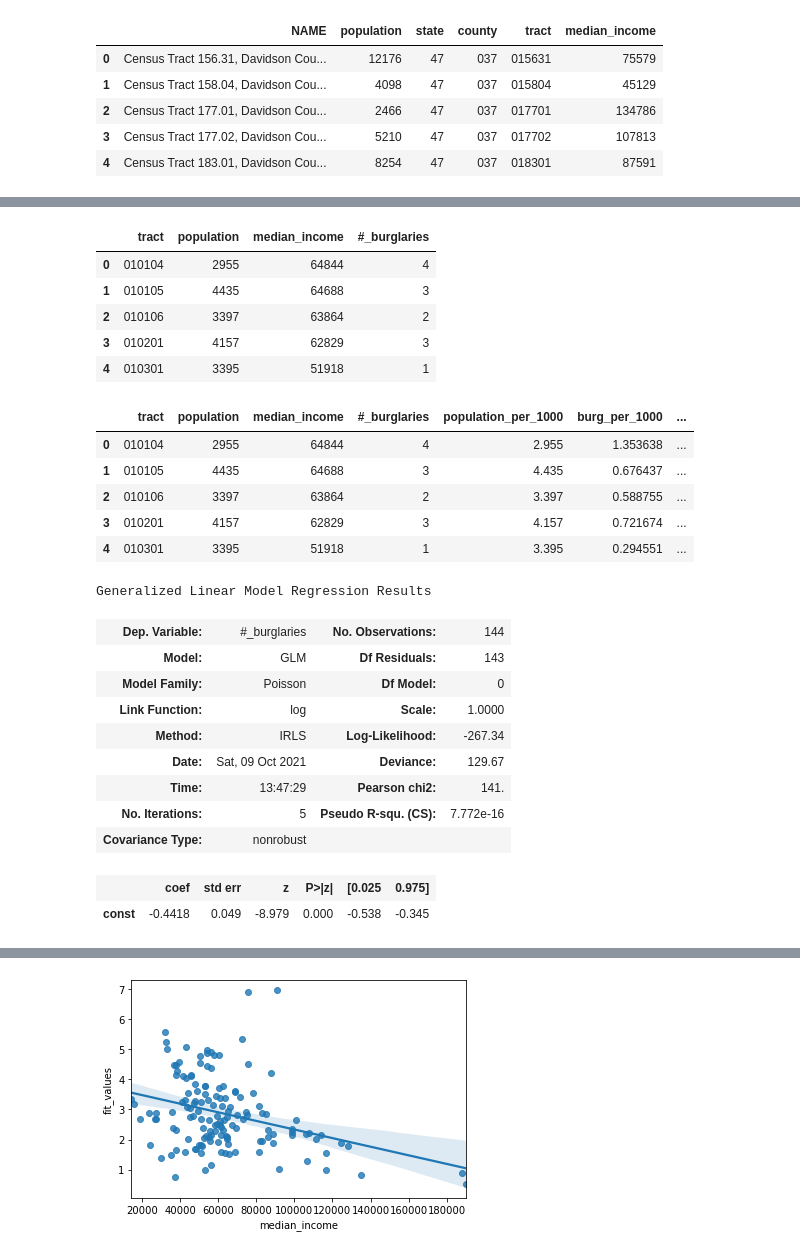
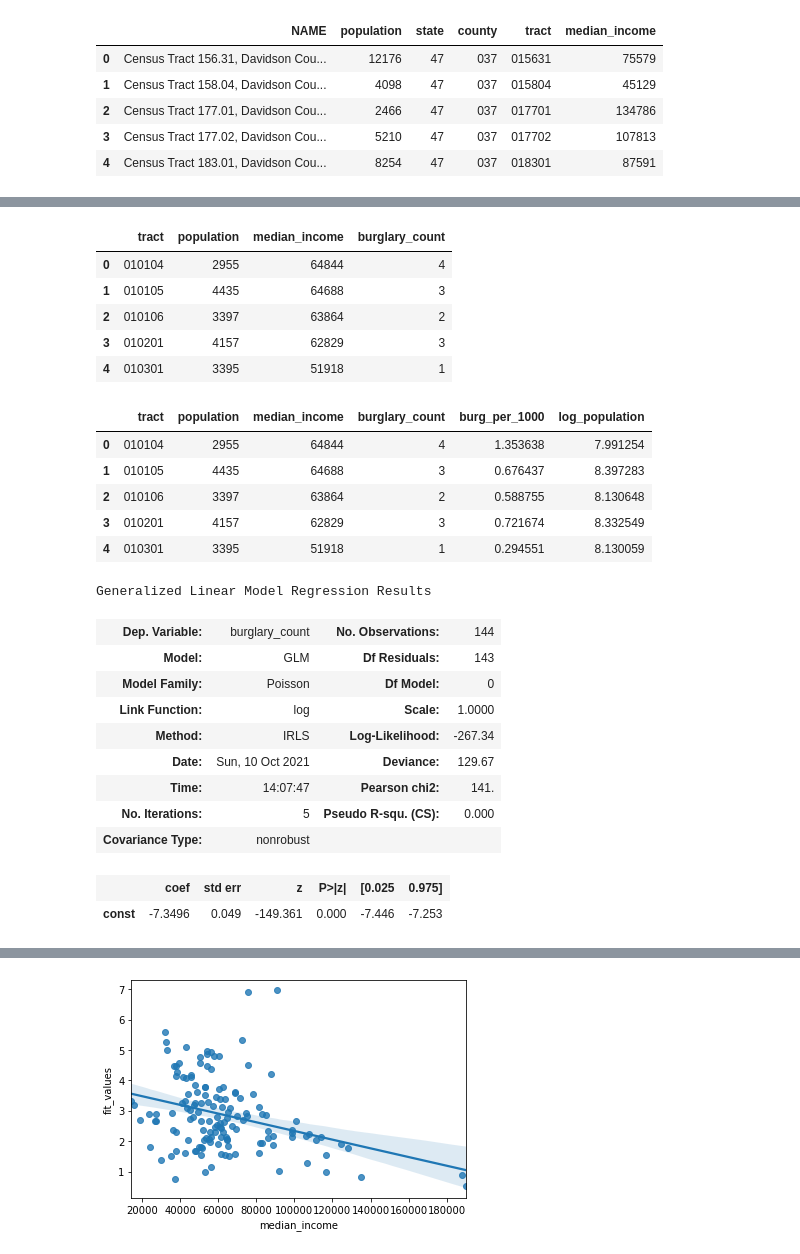
Before and after one commit to nss-data-science-cohort-5/geospatial_api-silver-sharks, a Jupyter notebook: Project2_Group_Conrad.ipynb, the cells around one changed output, grey strips where cells are left out. Saved outputs shown, nothing was run; the diff lists cells and outputs as text; code cells hidden in the pictures.

```diff
--- a/Project2_Group_Conrad.ipynb
+++ b/Project2_Group_Conrad.ipynb
@@ -250,7 +242,7 @@ memory usage: 32.4+ KB
 # %%
 #tract_counts = pd.DataFrame(burglaries_and_var['tract'].value_counts())
 tract_counts = pd.DataFrame(burglaries_and_var['tract'].value_counts())
-tract_counts = tract_counts.rename(columns={'tract':'#_burglaries'})
+tract_counts = tract_counts.rename(columns={'tract':'burglary_count'})
 
 pop_income = pd.DataFrame(burglaries_and_var[['tract', 'population', 'median_income']])
 pop_income = pop_income.set_index('tract')
@@ -267,43 +259,42 @@ tract_pop_income = tract_pop_income[tract_pop_income['median_income'] >= 0]
 
 tract_pop_income.head()
 # %% [output]
-|  | tract | population | median_income | #_burglaries |
+|  | tract | population | median_income | burglary_count |
 | 0 | 010104 | 2955 | 64844 | 4 |
 | 1 | 010105 | 4435 | 64688 | 3 |
 | 2 | 010106 | 3397 | 63864 | 2 |
 | 3 | 010201 | 4157 | 62829 | 3 |
 | 4 | 010301 | 3395 | 51918 | 1 |
 # %%
-tract_pop_income['population_per_1000'] = tract_pop_income['population'] / 1000
-tract_pop_income['burg_per_1000'] = tract_pop_income['#_burglaries'] / tract_pop_income['population_per_1000']
-tract_pop_income['log_population_per_1000'] = np.log(tract_pop_income['population_per_1000'])
+tract_pop_income['burg_per_1000'] = ((tract_pop_income['burglary_count'] / tract_pop_income['population']) * 1000)
+tract_pop_income['log_population'] = np.log(tract_pop_income['population'])
 tract_pop_income.head()
 # %% [output]
-|  | tract | population | median_income | #_burglaries | population_per_1000 | burg_per_1000 | ... |
-| 0 | 010104 | 2955 | 64844 | 4 | 2.955 | 1.353638 | ... |
-| 1 | 010105 | 4435 | 64688 | 3 | 4.435 | 0.676437 | ... |
-| 2 | 010106 | 3397 | 63864 | 2 | 3.397 | 0.588755 | ... |
-| 3 | 010201 | 4157 | 62829 | 3 | 4.157 | 0.721674 | ... |
-| 4 | 010301 | 3395 | 51918 | 1 | 3.395 | 0.294551 | ... |
+|  | tract | population | median_income | burglary_count | burg_per_1000 | log_population |
+| 0 | 010104 | 2955 | 64844 | 4 | 1.353638 | 7.991254 |
+| 1 | 010105 | 4435 | 64688 | 3 | 0.676437 | 8.397283 |
+| 2 | 010106 | 3397 | 63864 | 2 | 0.588755 | 8.130648 |
+| 3 | 010201 | 4157 | 62829 | 3 | 0.721674 | 8.332549 |
+| 4 | 010301 | 3395 | 51918 | 1 | 0.294551 | 8.130059 |
 # %%
-burg_base_pois =  (sm.GLM(endog = tract_pop_income['#_burglaries'],
+burg_base_pois =  (sm.GLM(endog = tract_pop_income['burglary_count'],
                               exog = sm.add_constant(tract_pop_income[[]]),
                               family = sm.families.Poisson(),
-                              offset = tract_pop_income['log_population_per_1000'])
+                              offset = tract_pop_income['log_population'])
                        .fit()
  )
 burg_base_pois.summary()
 # %% [output]
 Generalized Linear Model Regression Results
-| Dep. Variable: | #_burglaries | No. Observations: | 144 |
+| Dep. Variable: | burglary_count | No. Observations: | 144 |
 | Model: | GLM | Df Residuals: | 143 |
 | Model Family: | Poisson | Df Model: | 0 |
 | Link Function: | log | Scale: | 1.0000 |
 | Method: | IRLS | Log-Likelihood: | -267.34 |
-| Date: | Sat, 09 Oct 2021 | Deviance: | 129.67 |
-| Time: | 13:47:29 | Pearson chi2: | 141. |
-| No. Iterations: | 5 | Pseudo R-squ. (CS): | 7.772e-16 |
+| Date: | Sun, 10 Oct 2021 | Deviance: | 129.67 |
+| Time: | 14:07:47 | Pearson chi2: | 141. |
+| No. Iterations: | 5 | Pseudo R-squ. (CS): | 0.000 |
 | Covariance Type: | nonrobust |  |  |
 |  | coef | std err | z | P>|z| | [0.025 | 0.975] |
-| const | -0.4418 | 0.049 | -8.979 | 0.000 | -0.538 | -0.345 |
+| const | -7.3496 | 0.049 | -149.361 | 0.000 | -7.446 | -7.253 |
 # %%
```
Also changed, not shown: parts of 17 cells of this notebook.
